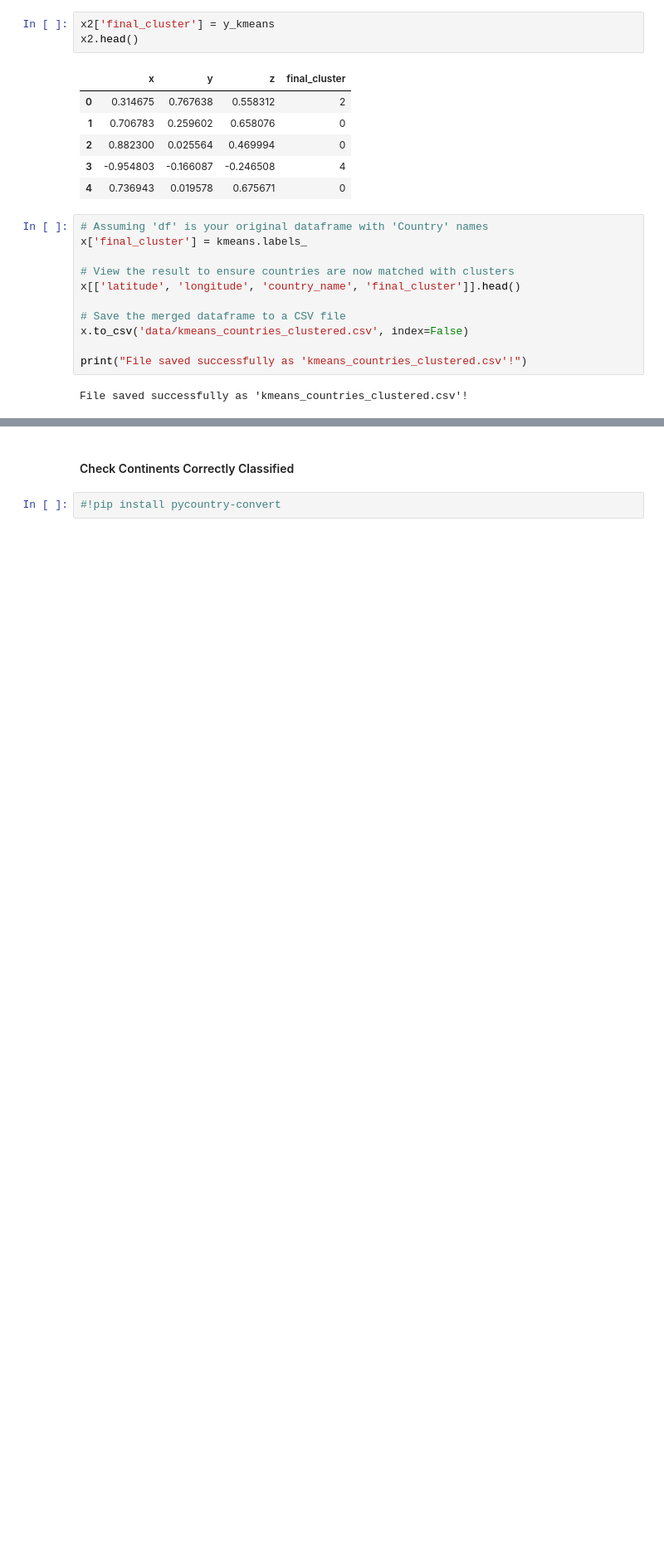
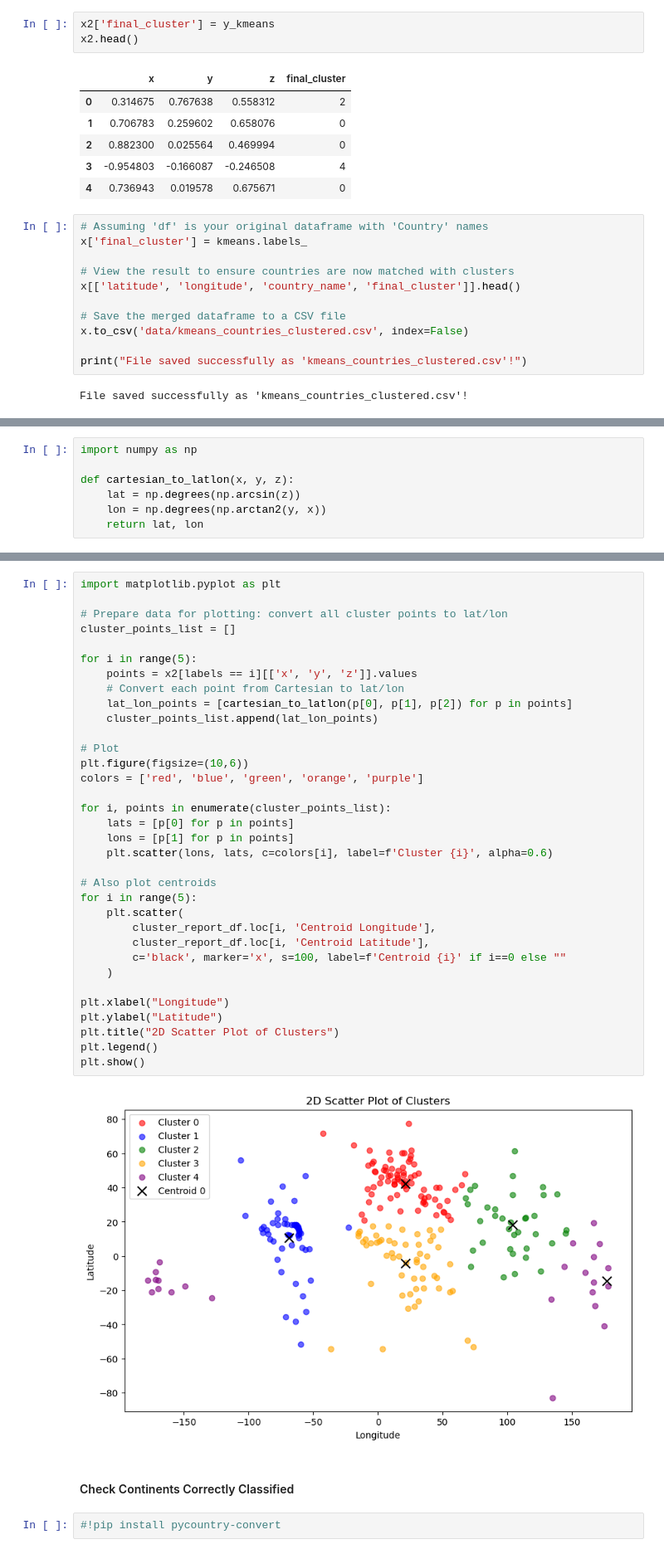
Before and after one commit to Syaza777/Clustering, a Jupyter notebook: Clustering.ipynb, the cells around one changed output, grey strips where cells are left out. Shown at 83% size. Drawn from its saved outputs; the diff is of its cells as text; blank space fills up the shorter version.

```diff
--- a/Clustering.ipynb
+++ b/Clustering.ipynb
@@ -323,0 +337,7 @@ File saved successfully as 'kmeans_countries_clustered.csv'!
+# %%
+import numpy as np
+
+def cartesian_to_latlon(x, y, z):
+    lat = np.degrees(np.arcsin(z))
+    lon = np.degrees(np.arctan2(y, x))
+    return lat, lon
@@ -324,3 +378,39 @@ File saved successfully as 'kmeans_countries_clustered.csv'!
+# %%
+import matplotlib.pyplot as plt
+
+# Prepare data for plotting: convert all cluster points to lat/lon
+cluster_points_list = []
+
+for i in range(5):
+    points = x2[labels == i][['x', 'y', 'z']].values
+    # Convert each point from Cartesian to lat/lon
+    lat_lon_points = [cartesian_to_latlon(p[0], p[1], p[2]) for p in points]
+    cluster_points_list.append(lat_lon_points)
+
+# Plot
+plt.figure(figsize=(10,6))
+colors = ['red', 'blue', 'green', 'orange', 'purple']
+
+for i, points in enumerate(cluster_points_list):
+    lats = [p[0] for p in points]
+    lons = [p[1] for p in points]
+    plt.scatter(lons, lats, c=colors[i], label=f'Cluster {i}', alpha=0.6)
+
+# Also plot centroids
+for i in range(5):
+    plt.scatter(
+        cluster_report_df.loc[i, 'Centroid Longitude'],
+        cluster_report_df.loc[i, 'Centroid Latitude'],
+        c='black', marker='x', s=100, label=f'Centroid {i}' if i==0 else ""
+    )
+
+plt.xlabel("Longitude")
+plt.ylabel("Latitude")
+plt.title("2D Scatter Plot of Clusters")
+plt.legend()
+plt.show()
+# %% [output]
+[figure, added]
 # %% [markdown]
 #### Check Continents Correctly Classified
 # %%
```
Also changed, not shown: parts of 4 cells of this notebook, 1 other file.
